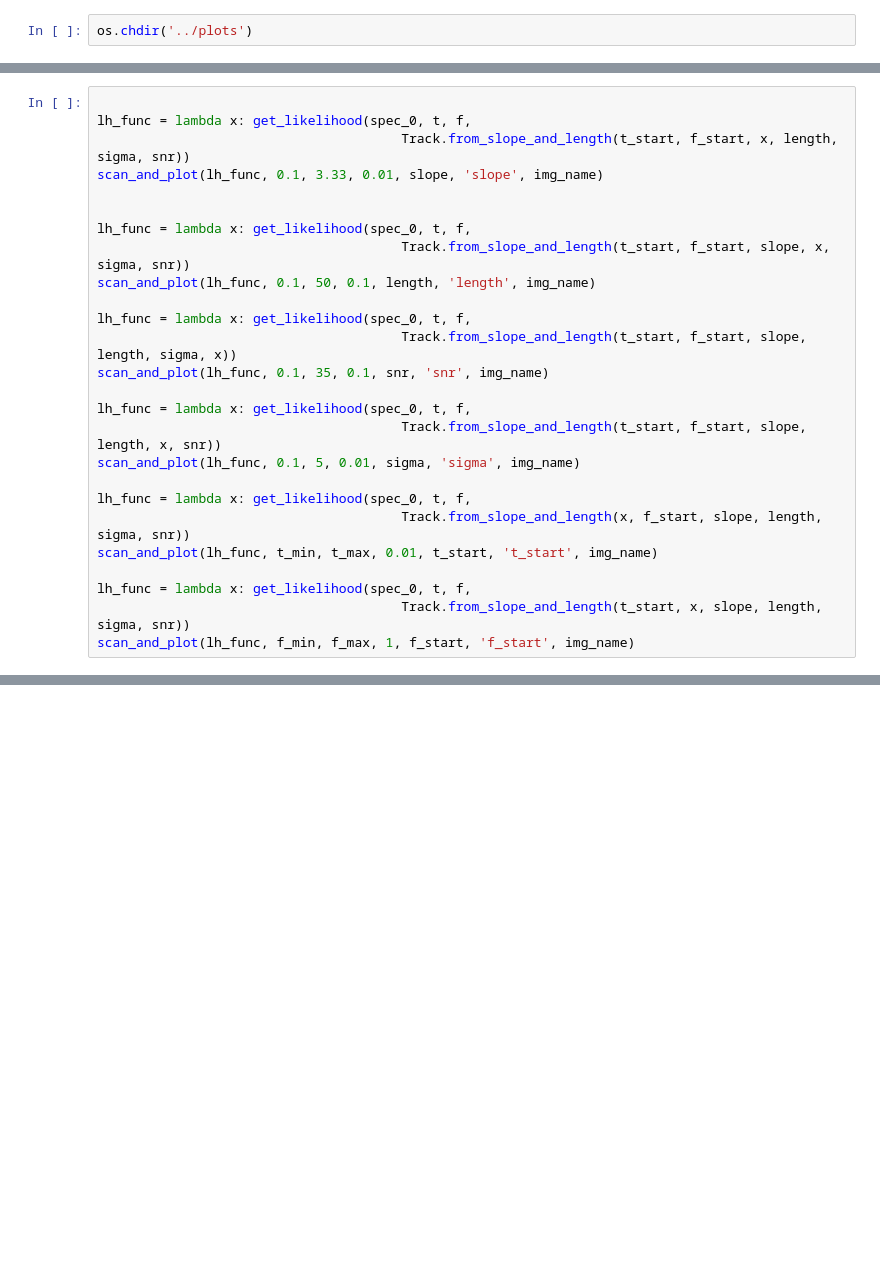
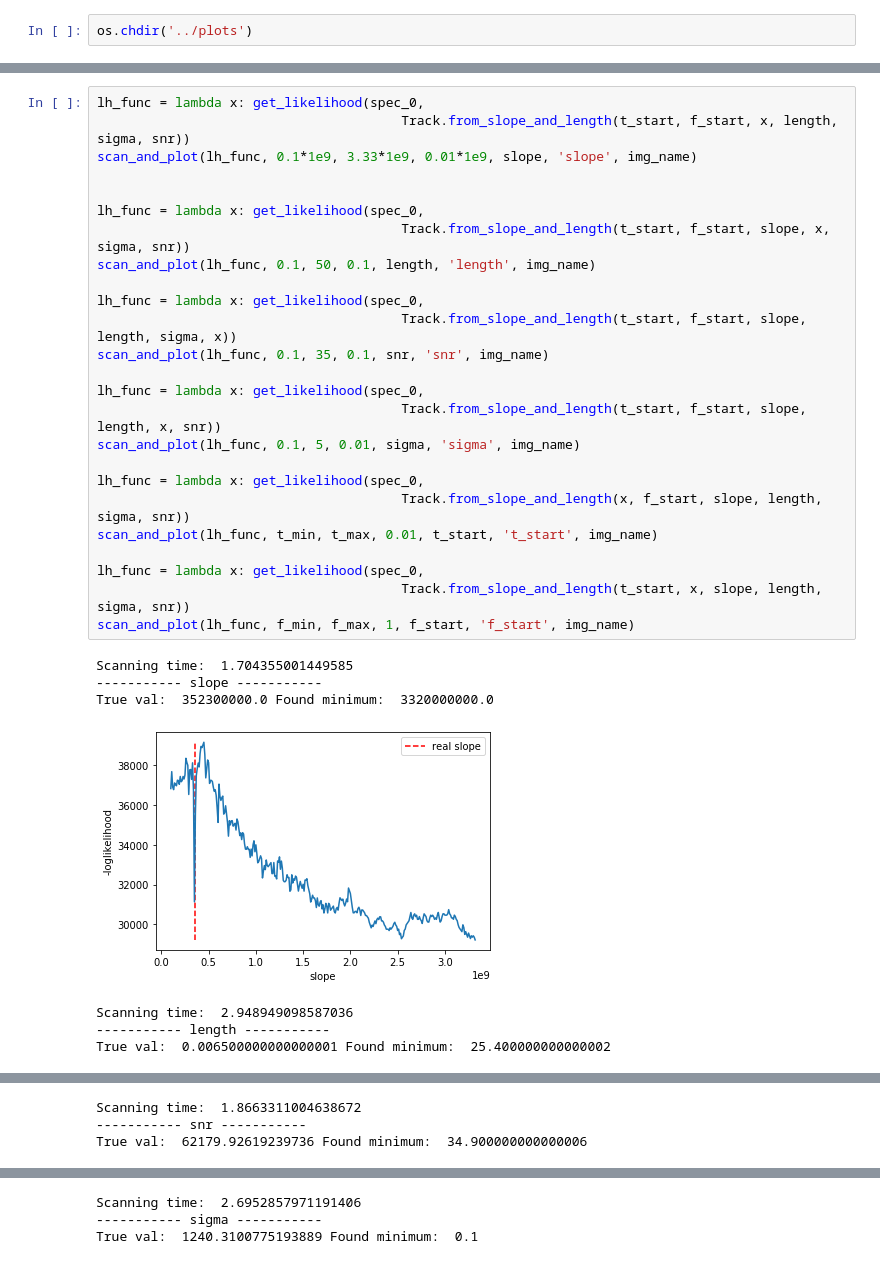
Before and after one commit to MCFlowMace/Track-Likelihood-Fit, a Jupyter notebook: notebooks/likelihood_fit.ipynb, the cells around one changed output, grey strips where cells are left out. Drawn from its saved outputs; the diff is of its cells as text; blank space fills up the shorter version.

```diff
--- a/notebooks/likelihood_fit.ipynb
+++ b/notebooks/likelihood_fit.ipynb
@@ -43,28 +94,35 @@ lh_func = lambda x, y: get_likelihood(img, t, f,
                                        Track.from_slope_and_length(x, y, slope, length, sigma, snr))
 scan_and_plot_2d(lh_func, t_start-2, t_start+2, 0.01, t_start, f_start-5, f_start+5, 0.01, f_start, 't_start', 'f_start', img_name)
 # %%
-
-lh_func = lambda x: get_likelihood(spec_0, t, f,
+lh_func = lambda x: get_likelihood(spec_0,
                                        Track.from_slope_and_length(t_start, f_start, x, length, sigma, snr))
-scan_and_plot(lh_func, 0.1, 3.33, 0.01, slope, 'slope', img_name)
+scan_and_plot(lh_func, 0.1*1e9, 3.33*1e9, 0.01*1e9, slope, 'slope', img_name)
 
 
-lh_func = lambda x: get_likelihood(spec_0, t, f,
+lh_func = lambda x: get_likelihood(spec_0,
                                        Track.from_slope_and_length(t_start, f_start, slope, x, sigma, snr))
 scan_and_plot(lh_func, 0.1, 50, 0.1, length, 'length', img_name)
 
-lh_func = lambda x: get_likelihood(spec_0, t, f,
+lh_func = lambda x: get_likelihood(spec_0,
                                        Track.from_slope_and_length(t_start, f_start, slope, length, sigma, x))
 scan_and_plot(lh_func, 0.1, 35, 0.1, snr, 'snr', img_name)
 
-lh_func = lambda x: get_likelihood(spec_0, t, f,
+lh_func = lambda x: get_likelihood(spec_0,
                                        Track.from_slope_and_length(t_start, f_start, slope, length, x, snr))
 scan_and_plot(lh_func, 0.1, 5, 0.01, sigma, 'sigma', img_name)
 
-lh_func = lambda x: get_likelihood(spec_0, t, f,
+lh_func = lambda x: get_likelihood(spec_0,
                                        Track.from_slope_and_length(x, f_start, slope, length, sigma, snr))
 scan_and_plot(lh_func, t_min, t_max, 0.01, t_start, 't_start', img_name)
 
-lh_func = lambda x: get_likelihood(spec_0, t, f,
+lh_func = lambda x: get_likelihood(spec_0,
                                        Track.from_slope_and_length(t_start, x, slope, length, sigma, snr))
 scan_and_plot(lh_func, f_min, f_max, 1, f_start, 'f_start', img_name)
+# %% [output]
+Scanning time:  1.704355001449585
+----------- slope -----------
+True val:  352300000.0 Found minimum:  3320000000.0
+[figure, added]
+Scanning time:  2.948949098587036
+----------- length -----------
+True val:  0.006500000000000001 Found minimum:  25.400000000000002
@@ -70,0 +130,3 @@ scan_and_plot(lh_func, f_min, f_max, 1, f_start, 'f_start', img_name)
+Scanning time:  1.8663311004638672
+----------- snr -----------
+True val:  62179.92619239736 Found minimum:  34.900000000000006
@@ -70,0 +134,3 @@ scan_and_plot(lh_func, f_min, f_max, 1, f_start, 'f_start', img_name)
+Scanning time:  2.6952857971191406
+----------- sigma -----------
+True val:  1240.3100775193889 Found minimum:  0.1
```
Also changed, not shown: parts of 10 cells of this notebook.
